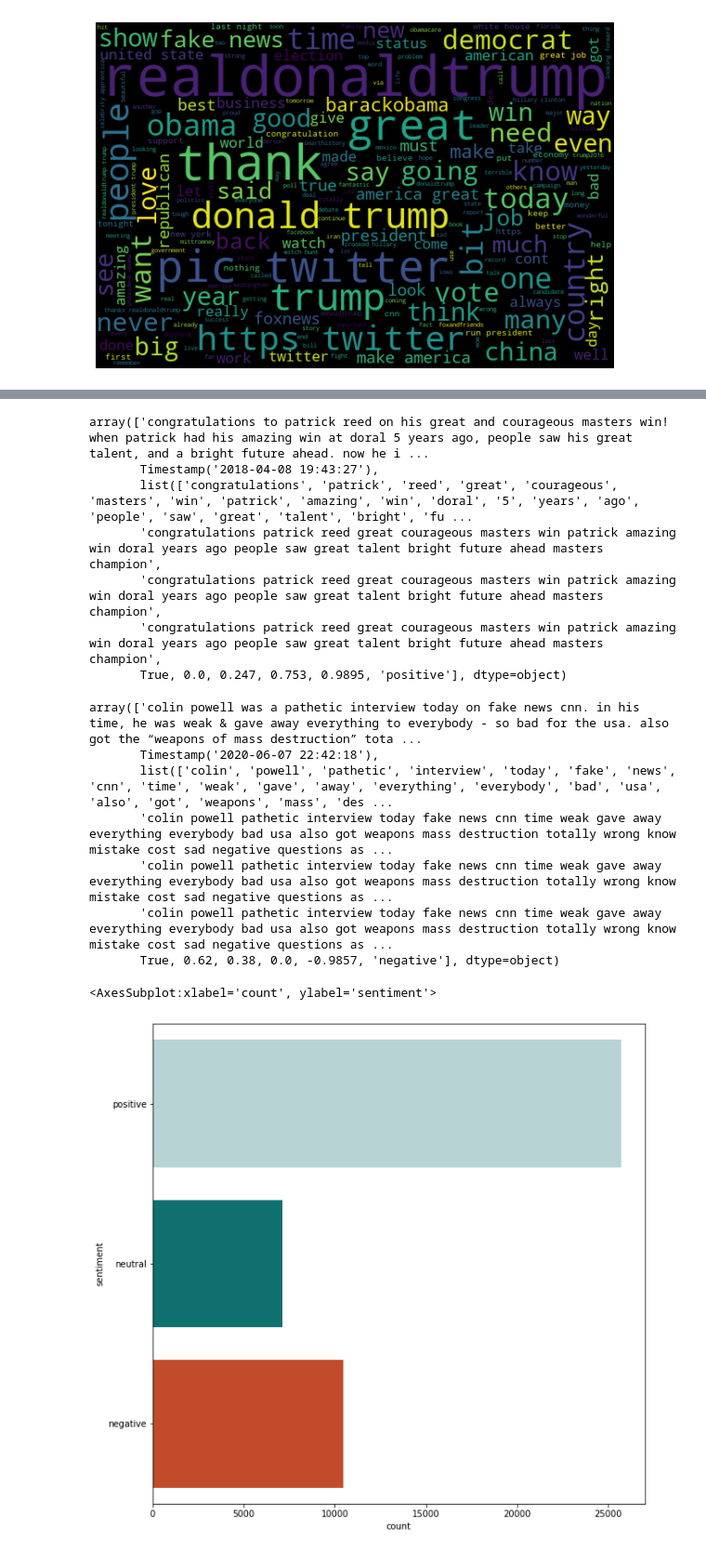
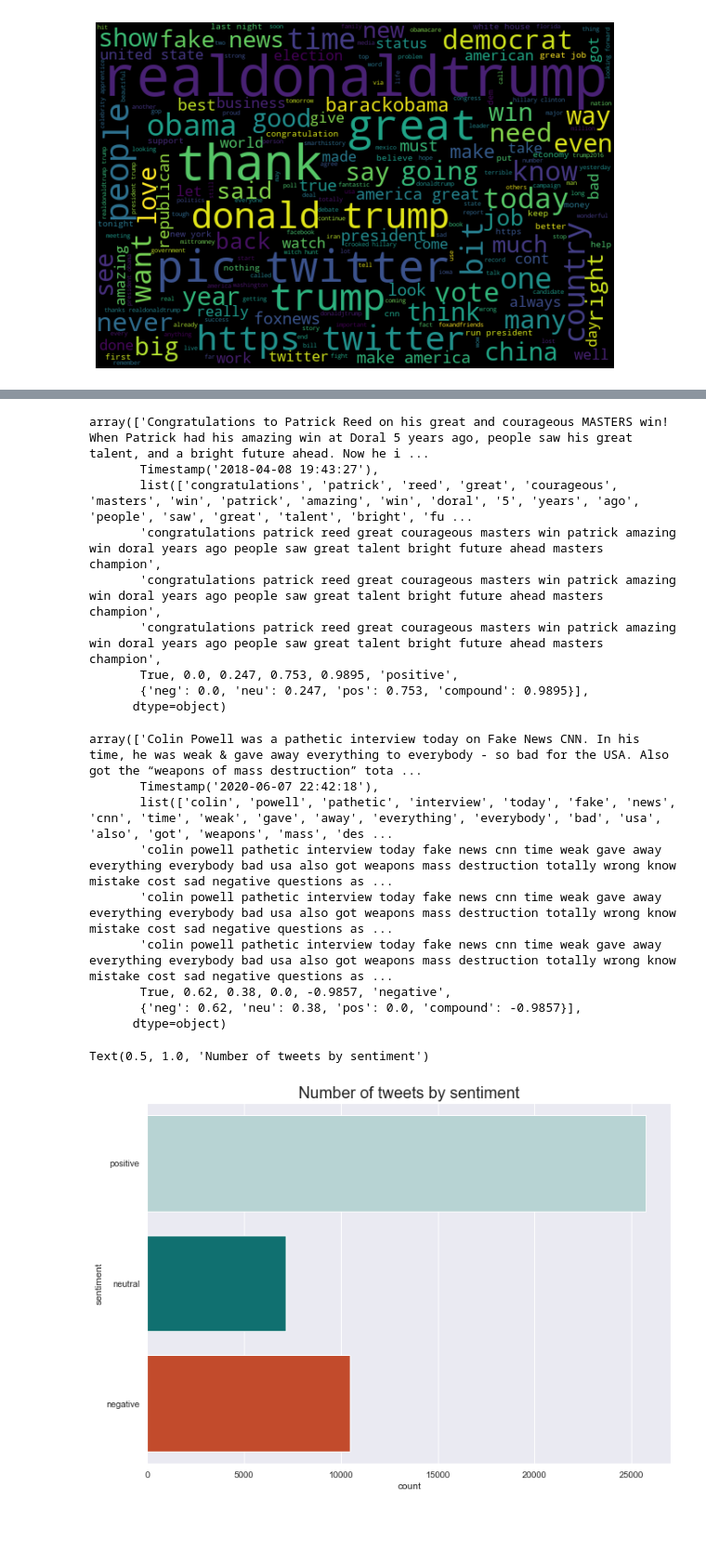
Before and after one commit to m-orlewski/nlp-sentiment-analysis, a Jupyter notebook: main.ipynb, the cells around one changed output, grey strips where cells are left out. Shown: that part at 93% size. Cells and saved outputs as stored; diff of their text form; code cells hidden in the pictures; blank space fills up the shorter version.

```diff
--- a/main.ipynb
+++ b/main.ipynb
@@ -109,5 +109,5 @@ emb = None
 # %%
-df['content'] = df['content'].astype(str).str.lower()  # getting the context of tweet to analysis
+df['content'] = df['content'].astype(str)  # getting the context of tweet to analysis
 df.head(3)
 # %% [output]
 |  | id | link | content | date | retweets | favorites | mentions | hashtags |
@@ -117,7 +117,7 @@ df.head(3)
 # %%
 #Tokenization
 reqexp = nltk.tokenize.RegexpTokenizer('\w+')
-df['text_token'] = df['content'].apply(reqexp.tokenize)
+df['text_token'] = df['content'].str.lower().apply(reqexp.tokenize)
 df.head(3)
 # %% [output]
 |  | id | link | content | date | retweets | favorites | mentions | hashtags | text_token |
@@ -265,35 +246,42 @@ df.head(4)
 # %%
-#Analyze data
-# Tweet with highest positive sentiment
+# Tweet with highest sentiment
 df.loc[df['compound'].idxmax()].values
 # %% [output]
-array(['congratulations to patrick reed on his great and courageous masters win! when patrick had his amazing win at doral 5 years ago, people saw his great talent, and a bright future ahead. now he i ...
+array(['Congratulations to Patrick Reed on his great and courageous MASTERS win! When Patrick had his amazing win at Doral 5 years ago, people saw his great talent, and a bright future ahead. Now he i ...
        Timestamp('2018-04-08 19:43:27'),
        list(['congratulations', 'patrick', 'reed', 'great', 'courageous', 'masters', 'win', 'patrick', 'amazing', 'win', 'doral', '5', 'years', 'ago', 'people', 'saw', 'great', 'talent', 'bright', 'fu ...
        'congratulations patrick reed great courageous masters win patrick amazing win doral years ago people saw great talent bright future ahead masters champion',
        'congratulations patrick reed great courageous masters win patrick amazing win doral years ago people saw great talent bright future ahead masters champion',
        'congratulations patrick reed great courageous masters win patrick amazing win doral years ago people saw great talent bright future ahead masters champion',
-       True, 0.0, 0.247, 0.753, 0.9895, 'positive'], dtype=object)
+       True, 0.0, 0.247, 0.753, 0.9895, 'positive',
+       {'neg': 0.0, 'neu': 0.247, 'pos': 0.753, 'compound': 0.9895}],
+      dtype=object)
 # %%
+# Tweet with lowest
 df.loc[df['compound'].idxmin()].values
 # %% [output]
-array(['colin powell was a pathetic interview today on fake news cnn. in his time, he was weak & gave away everything to everybody - so bad for the usa. also got the “weapons of mass destruction” tota ...
+array(['Colin Powell was a pathetic interview today on Fake News CNN. In his time, he was weak & gave away everything to everybody - so bad for the USA. Also got the “weapons of mass destruction” tota ...
        Timestamp('2020-06-07 22:42:18'),
        list(['colin', 'powell', 'pathetic', 'interview', 'today', 'fake', 'news', 'cnn', 'time', 'weak', 'gave', 'away', 'everything', 'everybody', 'bad', 'usa', 'also', 'got', 'weapons', 'mass', 'des ...
        'colin powell pathetic interview today fake news cnn time weak gave away everything everybody bad usa also got weapons mass destruction totally wrong know mistake cost sad negative questions as ...
        'colin powell pathetic interview today fake news cnn time weak gave away everything everybody bad usa also got weapons mass destruction totally wrong know mistake cost sad negative questions as ...
        'colin powell pathetic interview today fake news cnn time weak gave away everything everybody bad usa also got weapons mass destruction totally wrong know mistake cost sad negative questions as ...
-       True, 0.62, 0.38, 0.0, -0.9857, 'negative'], dtype=object)
+       True, 0.62, 0.38, 0.0, -0.9857, 'negative',
+       {'neg': 0.62, 'neu': 0.38, 'pos': 0.0, 'compound': -0.9857}],
+      dtype=object)
 # %%
 #Visualize data
+
+sns.set(rc={'figure.figsize':(11.7,8.27)})
+
 # Number of tweets
 sns.countplot(y='sentiment',
              data=df,
              palette=['#b2d8d8',"#008080", '#db3d13']
-             )
+             ).set_title('Number of tweets by sentiment', fontsize=20)
 # %% [output]
-<AxesSubplot:xlabel='count', ylabel='sentiment'>
+Text(0.5, 1.0, 'Number of tweets by sentiment')
-[figure, old version]
+[figure, new version]
 # %%
 # Lineplot
 g = sns.lineplot(x='date', y='compound', data=df)
```
Also changed, not shown: parts of 19 cells of this notebook.
